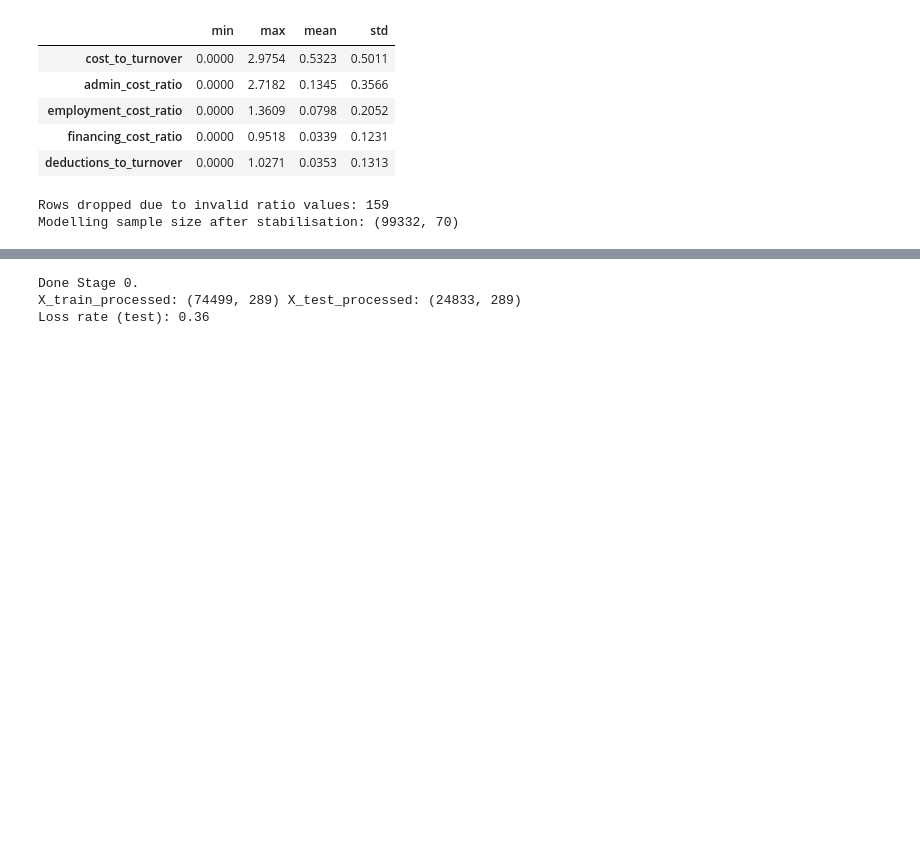
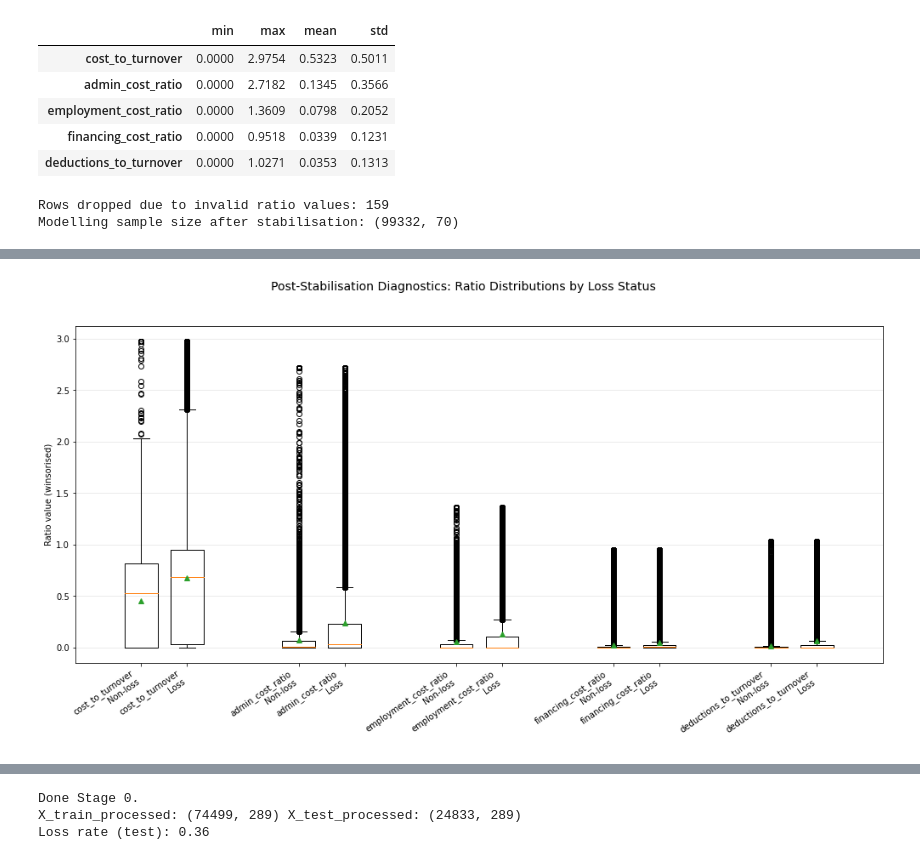
Before and after one commit to Ndunguuu01/Tax-Compliance-Prediction, a Jupyter notebook: CIT_Loss_Prediction_Notebook.ipynb, the cells around one changed output, grey strips where cells are left out. Drawn from its saved outputs; the diff is of its cells as text; code cells hidden in the pictures; blank space fills up the shorter version.

Commit message:
Model evaluation

```diff
--- a/CIT_Loss_Prediction_Notebook.ipynb
+++ b/CIT_Loss_Prediction_Notebook.ipynb
@@ -641,0 +633,97 @@ Modelling sample size after stabilisation: (99332, 70)
+# %%
+# ============================================================
+# 7) Post-Stabilisation Diagnostics Dashboard + Final Dataset Freeze
+#   - One dashboard chart (boxplots by loss status)
+#   - Summary table (mean, median, sd by loss status)
+#   - Save final_clean.csv
+# ============================================================
+
+RATIO_COLS = [
+    "cost_to_turnover",
+    "admin_cost_ratio",
+    "employment_cost_ratio",
+    "financing_cost_ratio",
+    "deductions_to_turnover"
+]
+
+# --- A) Summary table: mean / median / sd by loss status ---
+stats = (
+    df_model
+    .groupby("is_loss")[RATIO_COLS]
+    .agg(["mean", "median", "std"])
+)
+
+# Make it readable
+stats.columns = [f"{c[0]}__{c[1]}" for c in stats.columns]
+stats = stats.T.reset_index()
+stats[["feature", "stat"]] = stats["index"].str.split("__", expand=True)
+stats = stats.drop(columns=["index"]).pivot(index="feature", columns="stat", values=[0, 1])
+stats.columns = [f"{'Loss' if c[0]==1 else 'Non-loss'}_{c[1]}" for c in stats.columns]
+stats = stats.reset_index()
+
+print("Summary statistics by loss status (post-winsorisation):")
+display(stats)
+
+# --- B) Dashboard-style boxplots (single figure, multiple panels) ---
+# Matplotlib constraint: no seaborn; keep clean and readable
+fig = plt.figure(figsize=(14, 8))
+fig.suptitle("Post-Stabilisation Diagnostics: Ratio Distributions by Loss Status", fontsize=14)
+
+# positions: two boxes per feature (non-loss then loss)
+positions = []
+data = []
+labels = []
+pos = 1
+
+for col in RATIO_COLS:
+    nonloss = df_model.loc[df_model["is_loss"] == 0, col].dropna().values
+    loss = df_model.loc[df_model["is_loss"] == 1, col].dropna().values
+
+    data.extend([nonloss, loss])
+    positions.extend([pos, pos + 0.35])
+    labels.extend([f"{col}\nNon-loss", f"{col}\nLoss"])
+    pos += 1.2
+
+ax = fig.add_subplot(111)
+bp = ax.boxplot(
+    data,
+    positions=positions,
+    widths=0.25,
+    showmeans=True,     # mean marker
+    meanline=False,
+    patch_artist=False  # no explicit colors set
+)
+
+ax.set_xticks(positions)
+ax.set_xticklabels(labels, rotation=35, ha="right")
+ax.set_ylabel("Ratio value (winsorised)")
+ax.grid(True, axis="y", alpha=0.3)
+
+plt.tight_layout(rect=[0, 0.02, 1, 0.95])
+plt.show()
+
+# --- C) Save final modelling dataset ---
+FEATURES = [
+    "cost_to_turnover",
+    "admin_cost_ratio",
+    "employment_cost_ratio",
+    "financing_cost_ratio",
+    "deductions_to_turnover",
+    "high_cost_flag",
+    "thin_margin_flag",
+    "turnover_bin_q",
+    "sector"
+]
+
+FINAL_COLS = FEATURES + ["is_loss"]
+
+final_clean = df_model[FINAL_COLS].copy()
+
+print("Final modelling dataset shape:", final_clean.shape)
+print("Columns used for modelling:")
+print(final_clean.columns.tolist())
+
+
+final_clean.to_csv("final_clean.csv", index=False)
+print("Saved: final_clean.csv")
+# %% [output]
@@ -641,0 +737 @@ Modelling sample size after stabilisation: (99332, 70)
+[figure, added]
```
Also changed, not shown: parts of 32 cells of this notebook.
